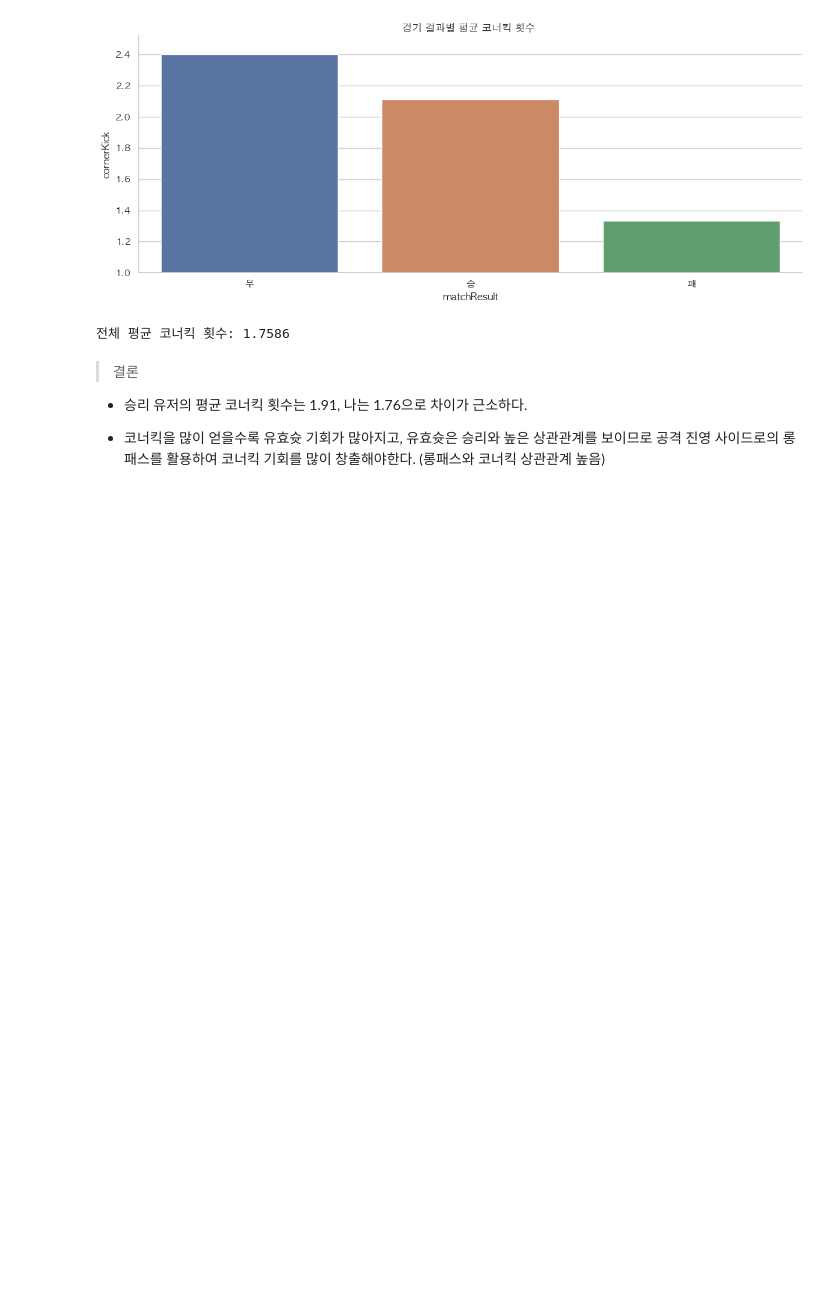
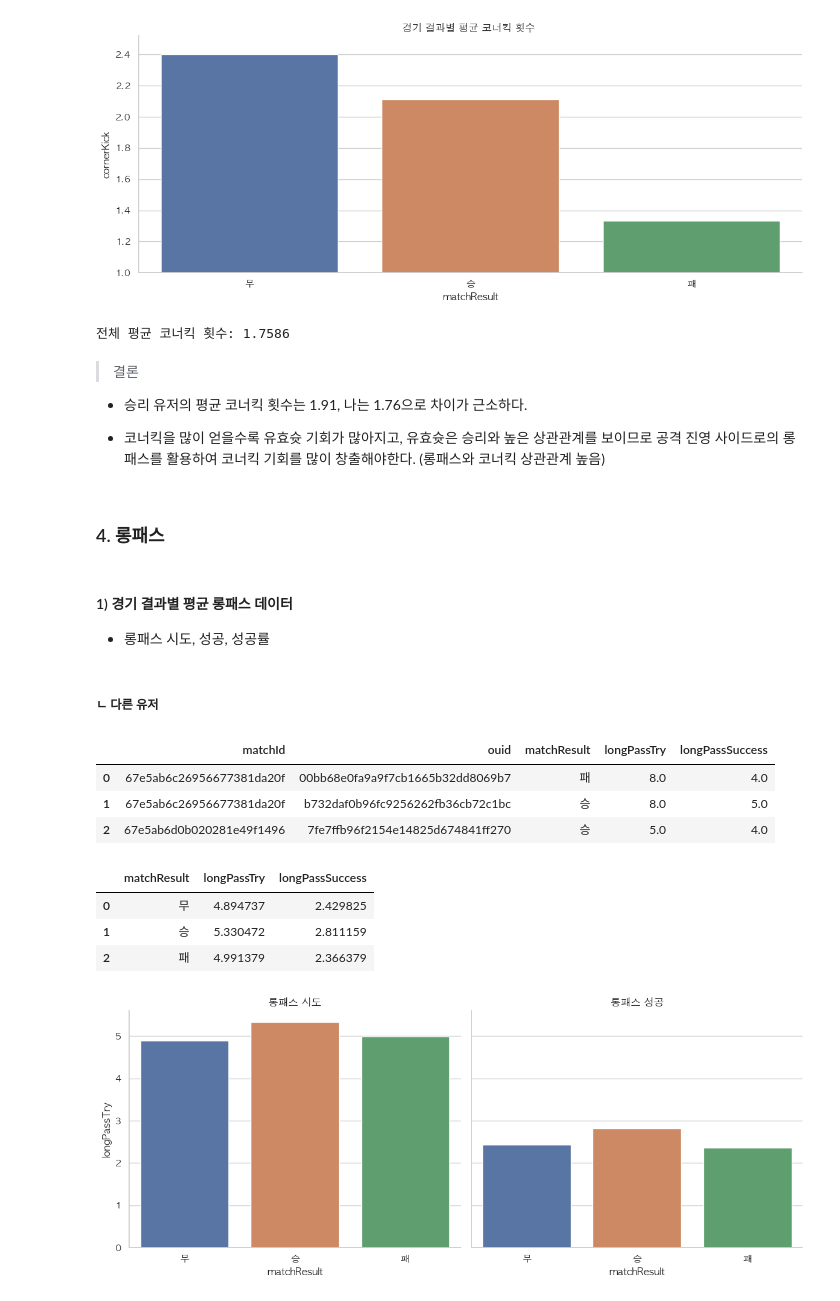
Before and after one commit to harrym8n/Proj_FC_Online, a Jupyter notebook: fconline_analysis_insight.ipynb, the cells around one changed output. Cells and saved outputs as stored; diff of their text form; code cells hidden in the pictures; blank space fills up the shorter version.

Commit message:
Process EDA for the feature(longPass)

```diff
--- a/fconline_analysis_insight.ipynb
+++ b/fconline_analysis_insight.ipynb
@@ -1176,3 +1178,50 @@ print(f"전체 평균 코너킥 횟수: {round(encoded_2_df['cornerKick'].mean()
 - 승리 유저의 평균 코너킥 횟수는 1.91, 나는 1.76으로 차이가 근소하다.
 
 - 코너킥을 많이 얻을수록 유효슛 기회가 많아지고, 유효슛은 승리와 높은 상관관계를 보이므로 공격 진영 사이드로의 롱패스를 활용하여 코너킥 기회를 많이 창출해야한다. (롱패스와 코너킥 상관관계 높음)
+# %% [markdown]
+### 4. 롱패스
+# %% [markdown]
+#### 1) 경기 결과별 평균 롱패스 데이터
+- 롱패스 시도, 성공, 성공률
+# %% [markdown]
+##### ㄴ 다른 유저
+# %%
+# 롱패스 관련 임시 데이터 프레임 가공
+longPass_df = encoded_df.groupby(['matchId', 'ouid', 'matchResult'])[['longPassTry', 'longPassSuccess']].sum().reset_index()
+longPass_df.head(3)
+# %% [output]
+|  | matchId | ouid | matchResult | longPassTry | longPassSuccess |
+| 0 | 67e5ab6c26956677381da20f | 00bb68e0fa9a9f7cb1665b32dd8069b7 | 패 | 8.0 | 4.0 |
+| 1 | 67e5ab6c26956677381da20f | b732daf0b96fc9256262fb36cb72c1bc | 승 | 8.0 | 5.0 |
+| 2 | 67e5ab6d0b020281e49f1496 | 7fe7ffb96f2154e14825d674841ff270 | 승 | 5.0 | 4.0 |
+# %%
+# 경기결과별 정리
+longPass_tmp_df = longPass_df.groupby('matchResult')[['longPassTry','longPassSuccess']].mean().reset_index()
+longPass_tmp_df
+# %% [output]
+|  | matchResult | longPassTry | longPassSuccess |
+| 0 | 무 | 4.894737 | 2.429825 |
+| 1 | 승 | 5.330472 | 2.811159 |
+| 2 | 패 | 4.991379 | 2.366379 |
+# %%
+# 시각화
+# 스타일 설정
+sns.set_theme(style='whitegrid', font='AppleGothic')
+
+# 서브플롯 생성 (가로 배치)
+fig, axes = plt.subplots(1, 2, figsize=(12, 5), sharex=True, sharey=True)
+
+# 첫 번째 subplot - 시도
+sns.barplot(data=longPass_tmp_df, x='matchResult', y='longPassTry', hue='matchResult', ax=axes[0])
+axes[0].set_title('롱패스 시도')
+
+# 두 번째 subplot - 성공
+sns.barplot(data=longPass_tmp_df, x='matchResult', y='longPassSuccess', hue='matchResult', ax=axes[1])
+axes[1].set_title('롱패스 성공')
+
+# 추가 스타일 조정
+sns.despine()
+plt.tight_layout()
+plt.show()
+# %% [output]
+[figure, added]
```
Also changed, not shown: parts of 20 cells of this notebook.
